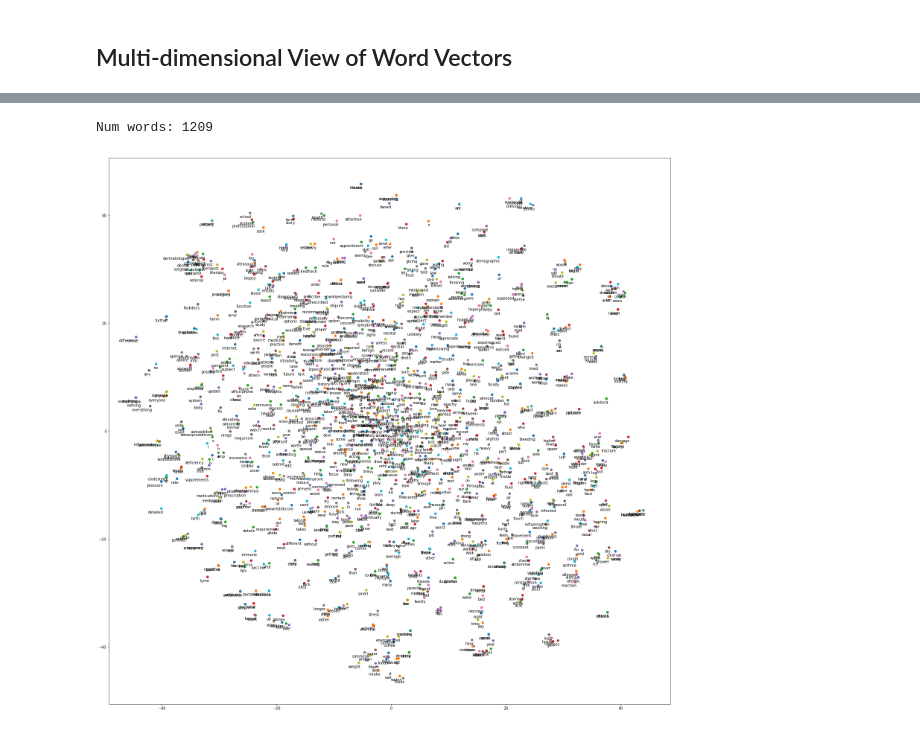
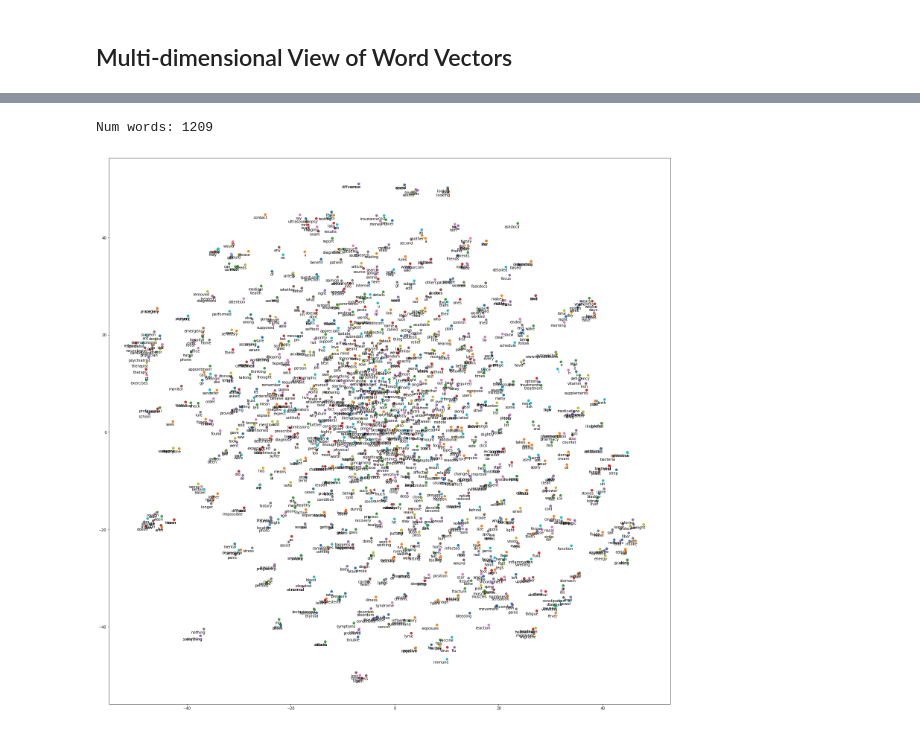
Before and after one commit to aus10powell/Automated-Health-Responses, a Jupyter notebook: notebooks/more_notebooks_to_work_with_dataset/topics_visualization.ipynb, the cells around one changed output, grey strips where cells are left out. Cells and saved outputs as stored; diff of their text form; code cells hidden in the pictures.

```diff
--- a/notebooks/more_notebooks_to_work_with_dataset/topics_visualization.ipynb
+++ b/notebooks/more_notebooks_to_work_with_dataset/topics_visualization.ipynb
@@ -150,7 +152,7 @@ Wall time: 13.1 s
 # %%
 %%time
 from sklearn.feature_extraction.text import CountVectorizer
-univectorizer = CountVectorizer(stop_words='english',min_df=10,max_df=.99)
+univectorizer = CountVectorizer(stop_words='english',min_df=10,max_df=.96)
 bivectorizer = CountVectorizer(stop_words='english',ngram_range=(2,3), min_df = .001,max_df=.96)
 unimat = univectorizer.fit_transform(nltk_cleaned_comments)
 bimat = bivectorizer.fit_transform(nltk_cleaned_comments)
@@ -286,6 +281,6 @@ def clustering_on_wordvecs(word_vectors, num_clusters):
 # %%
 Z = model.wv.syn0;
 start = time.time()
-centers, clusters = clustering_on_wordvecs(Z, 50);
+centers, clusters = clustering_on_wordvecs(Z, 12);
 print('Total time: ' + str((time.time() - start)) + ' secs')
 # %% [output]
@@ -342,3 +337,18 @@ top_words
+# %%
+top_words.columns = [
+    'symptoms',
+    'blood results',
+    'conditions',
+    'treatment',
+    'emotions',
+    'the internet',
+    'anatomy',
+    'exclamations',
+    'health institutions',
+    'meds',
+    'food',
+    'outcomes'
+]
 # %%
 def display_cloud(cluster_num, cmap):
     wc = WordCloud(background_color="black", max_words=2000, max_font_size=80, colormap=cmap);
@@ -444,7 +455,7 @@ def tsne_plot(model):
     plt.show()
 # %%
 %%time
-model = word2vec.Word2Vec(word2vec.LineSentence('../../data/nltk_cleaned_comments.txt'), size=200,
+model2 = word2vec.Word2Vec(word2vec.LineSentence('../../data/nltk_cleaned_comments.txt'), size=200,
                           sample = 8e-4,   # Downsample setting for frequent words
                           compute_loss=True,
                           window=20,
@@ -457,7 +485,7 @@ Wall time: 4min 40s
 # %%
 %%time
 import sklearn
-tsne_plot(model)
+tsne_plot(model2)
 # %% [output]
 Num words: 1209
-[figure, old version]
+[figure, new version]
```
Also changed, not shown: parts of 14 cells of this notebook, 9 other files.
